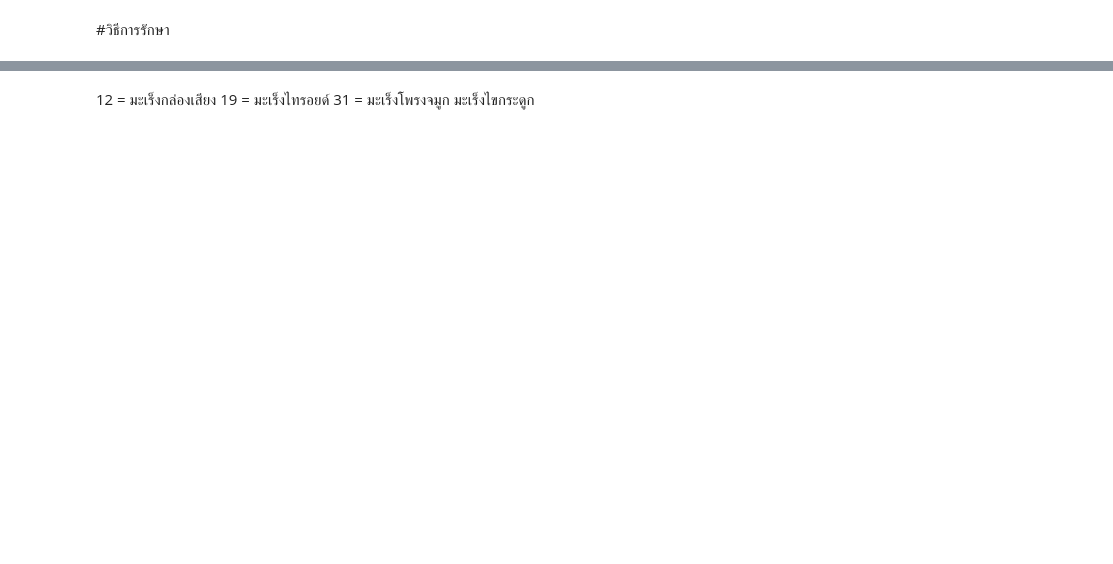
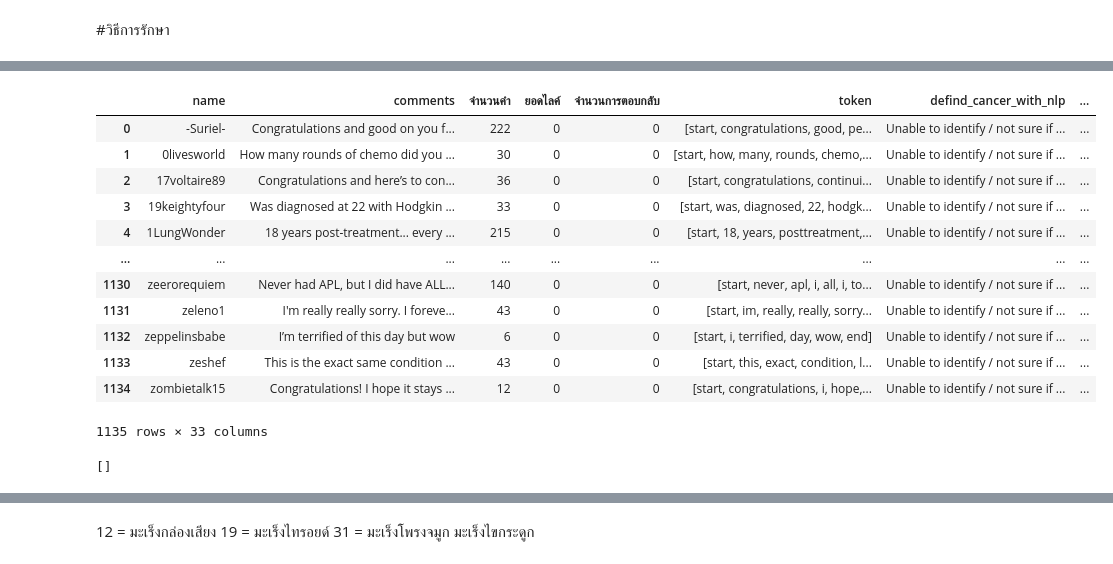
Before and after one commit to MOOwuttichai/BSC_DPDM2023, a Jupyter notebook: วิเคราะห์ข้อมูล.ipynb, the cells around one changed output, grey strips where cells are left out. Cells and saved outputs as stored; diff of their text form; code cells hidden in the pictures; blank space fills up the shorter version.

```diff
--- a/วิเคราะห์ข้อมูล.ipynb
+++ b/วิเคราะห์ข้อมูล.ipynb
@@ -190,3 +306,31 @@ len(comment)
 # %%
 Treatment_dumm = comment['Treatment'].str.join(sep='*').str.get_dummies(sep='*')
 comment_data = comment.join(Treatment_dumm)
+# %%
+comment_data
+# %% [output]
+|  | name | comments | จำนวนคำ | ยอดไลค์ | จำนวนการตอบกลับ | token | defind_cancer_with_nlp | ... |
+| 0 | -Suriel- | Congratulations and good on you f... | 222 | 0 | 0 | [start, congratulations, good, pe... | Unable to identify / not sure if ... | ... |
+| 1 | 0livesworld | How many rounds of chemo did you ... | 30 | 0 | 0 | [start, how, many, rounds, chemo,... | Unable to identify / not sure if ... | ... |
+| 2 | 17voltaire89 | Congratulations and here’s to con... | 36 | 0 | 0 | [start, congratulations, continui... | Unable to identify / not sure if ... | ... |
+| 3 | 19keightyfour | Was diagnosed at 22 with Hodgkin ... | 33 | 0 | 0 | [start, was, diagnosed, 22, hodgk... | Unable to identify / not sure if ... | ... |
+| 4 | 1LungWonder | 18 years post-treatment... every ... | 215 | 0 | 0 | [start, 18, years, posttreatment,... | Unable to identify / not sure if ... | ... |
+| ... | ... | ... | ... | ... | ... | ... | ... | ... |
+| 1130 | zeerorequiem | Never had APL, but I did have ALL... | 140 | 0 | 0 | [start, never, apl, i, all, i, to... | Unable to identify / not sure if ... | ... |
+| 1131 | zeleno1 | I'm really really sorry. I foreve... | 43 | 0 | 0 | [start, im, really, really, sorry... | Unable to identify / not sure if ... | ... |
+| 1132 | zeppelinsbabe | I’m terrified of this day but wow | 6 | 0 | 0 | [start, i, terrified, day, wow, end] | Unable to identify / not sure if ... | ... |
+| 1133 | zeshef | This is the exact same condition ... | 43 | 0 | 0 | [start, this, exact, condition, l... | Unable to identify / not sure if ... | ... |
+| 1134 | zombietalk15 | Congratulations! I hope it stays ... | 12 | 0 | 0 | [start, congratulations, i, hope,... | Unable to identify / not sure if ... | ... |
+1135 rows × 33 columns
+# %%
+# prompt: ต้องการหาคำ ที่ขึ้นต้นด้วย Radi เเล้วด้านหลังเอาอะไรก็ได้
+
+import re
+radi_words = []
+for i in range(len(comment)):
+  for word in comment['token'][i]:
+    if re.match(r'Radi.*', word):
+      radi_words.append(word)
+print(radi_words)
+# %% [output]
+[]
```
Also changed, not shown: parts of 28 cells of this notebook.
